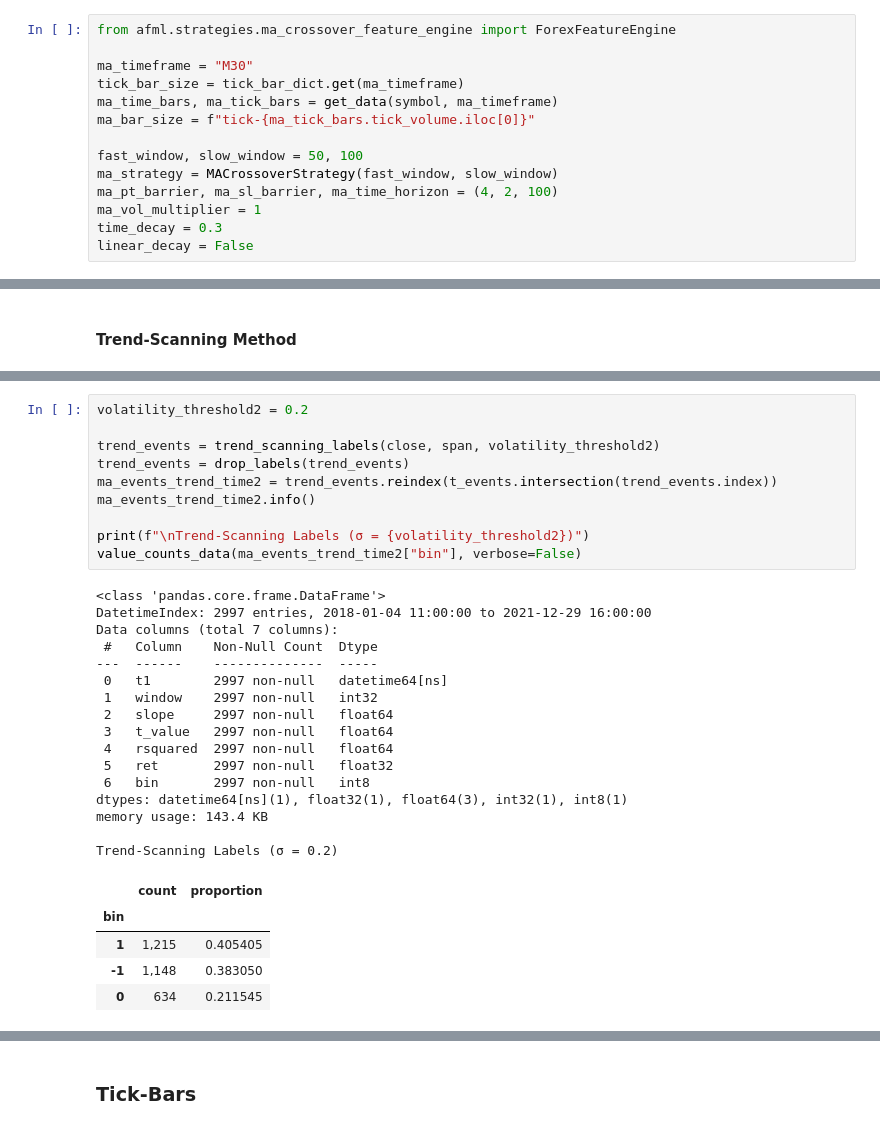
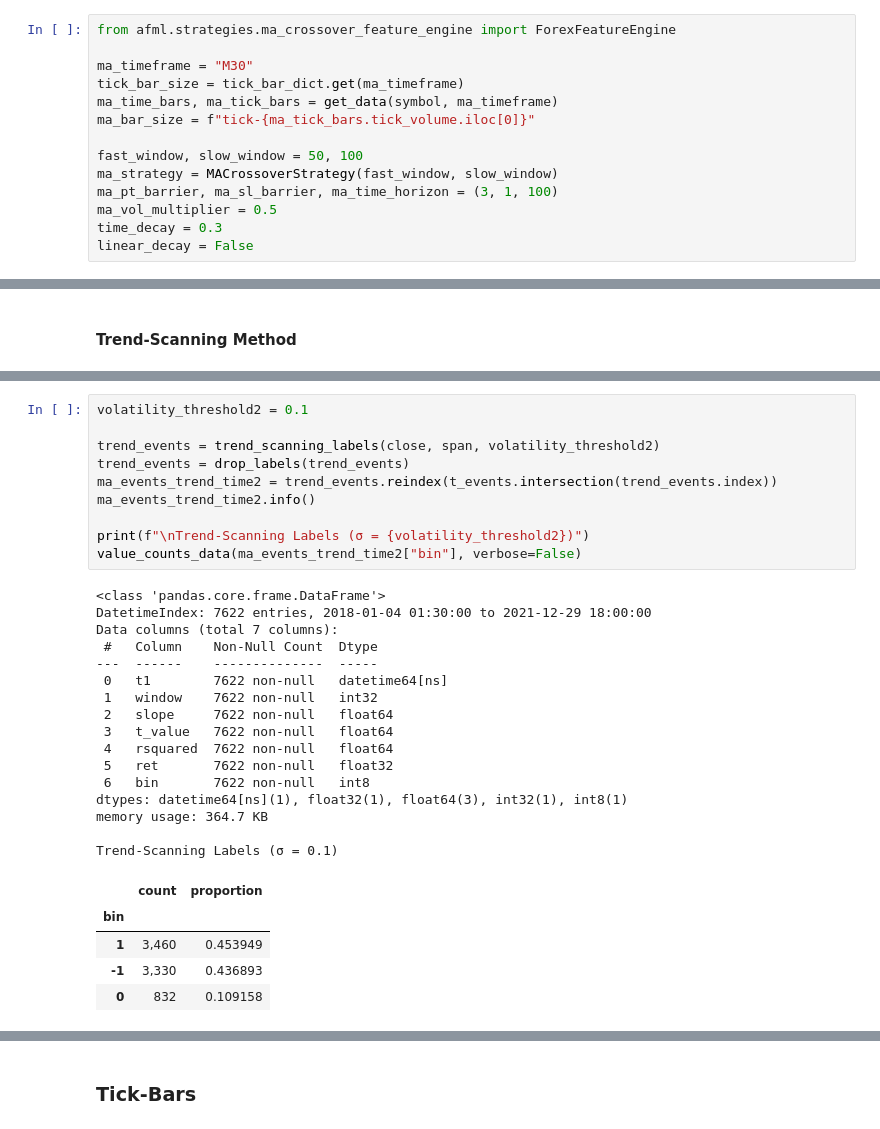
Before and after one commit to pnjoroge54/Machine-Learning-Blueprint, a Jupyter notebook: notebooks/Part_3-Labeling.ipynb, the cells around one changed output, grey strips where cells are left out. Drawn from its saved outputs; the diff is of its cells as text.

```diff
--- a/notebooks/Part_3-Labeling.ipynb
+++ b/notebooks/Part_3-Labeling.ipynb
@@ -1584,8 +1602,8 @@ ma_bar_size = f"tick-{ma_tick_bars.tick_volume.iloc[0]}"
 
 fast_window, slow_window = 50, 100
 ma_strategy = MACrossoverStrategy(fast_window, slow_window)
-ma_pt_barrier, ma_sl_barrier, ma_time_horizon = (4, 2, 100)
-ma_vol_multiplier = 1
+ma_pt_barrier, ma_sl_barrier, ma_time_horizon = (3, 1, 100)
+ma_vol_multiplier = 0.5
 time_decay = 0.3
 linear_decay = False
 # %% [output]
@@ -1785,32 +1801,32 @@ Trend-Scanning Labels (σ = 0.1)
 # %%
-volatility_threshold2 = 0.2
+volatility_threshold2 = 0.1
 
 trend_events = trend_scanning_labels(close, span, volatility_threshold2)
 trend_events = drop_labels(trend_events)
 ma_events_trend_time2 = trend_events.reindex(t_events.intersection(trend_events.index))
 ma_events_trend_time2.info()
 
 print(f"\nTrend-Scanning Labels (σ = {volatility_threshold2})")
 value_counts_data(ma_events_trend_time2["bin"], verbose=False)
 # %% [output]
 <class 'pandas.core.frame.DataFrame'>
-DatetimeIndex: 2997 entries, 2018-01-04 11:00:00 to 2021-12-29 16:00:00
+DatetimeIndex: 7622 entries, 2018-01-04 01:30:00 to 2021-12-29 18:00:00
 Data columns (total 7 columns):
  #   Column    Non-Null Count  Dtype
 ---  ------    --------------  -----
- 0   t1        2997 non-null   datetime64[ns]
- 1   window    2997 non-null   int32
- 2   slope     2997 non-null   float64
- 3   t_value   2997 non-null   float64
- 4   rsquared  2997 non-null   float64
- 5   ret       2997 non-null   float32
- 6   bin       2997 non-null   int8
+ 0   t1        7622 non-null   datetime64[ns]
+ 1   window    7622 non-null   int32
+ 2   slope     7622 non-null   float64
+ 3   t_value   7622 non-null   float64
+ 4   rsquared  7622 non-null   float64
+ 5   ret       7622 non-null   float32
+ 6   bin       7622 non-null   int8
 dtypes: datetime64[ns](1), float32(1), float64(3), int32(1), int8(1)
-memory usage: 143.4 KB
+memory usage: 364.7 KB
 
-Trend-Scanning Labels (σ = 0.2)
+Trend-Scanning Labels (σ = 0.1)
 |  | count | proportion |
 | bin |  |  |
-| 1 | 1,215 | 0.405405 |
-| -1 | 1,148 | 0.383050 |
-| 0 | 634 | 0.211545 |
+| 1 | 3,460 | 0.453949 |
+| -1 | 3,330 | 0.436893 |
+| 0 | 832 | 0.109158 |
```
Also changed, not shown: parts of 24 cells of this notebook.
